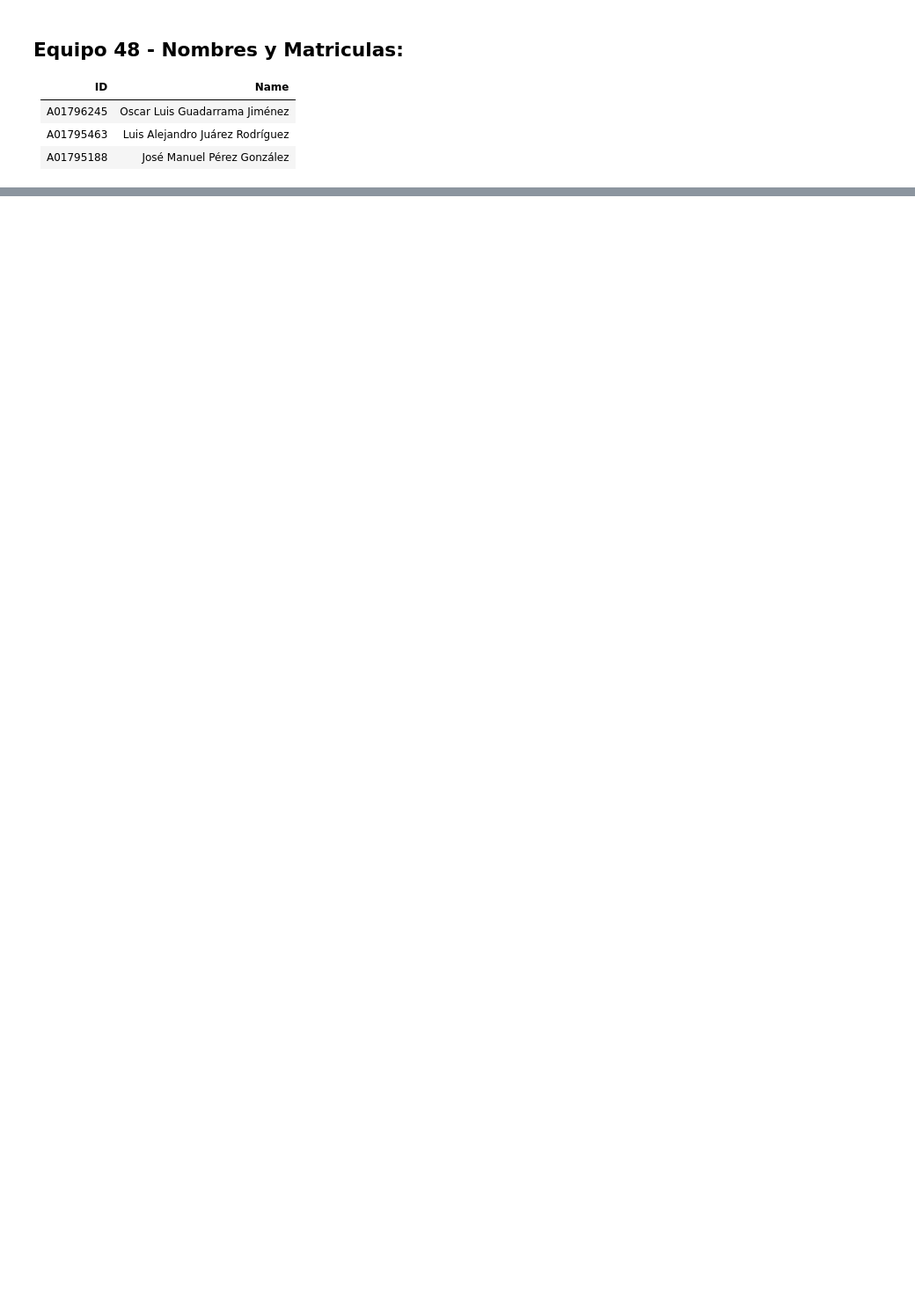
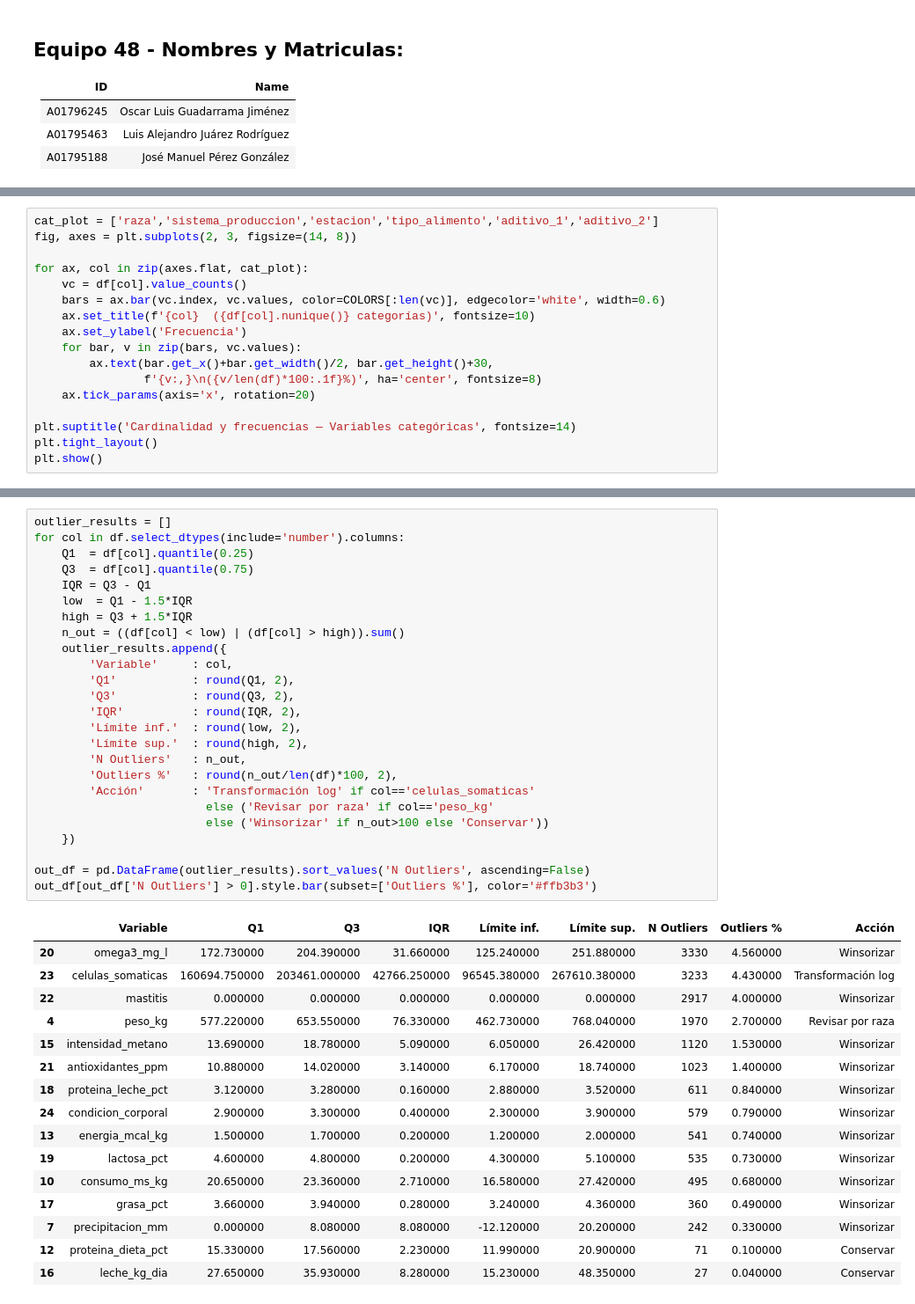
Before and after one commit to jperezg86/ml-nutraceuticos-ganado-lechero, a Jupyter notebook: notebooks/EDA_Metales_Pesados_Bovinos.ipynb, the cells around one changed output, grey strips where cells are left out. Shown at 88% size. Cells and saved outputs as stored; diff of their text form; blank space fills up the shorter version.

```diff
--- a/notebooks/EDA_Metales_Pesados_Bovinos.ipynb
+++ b/notebooks/EDA_Metales_Pesados_Bovinos.ipynb
@@ -668,0 +258,17 @@ for f in sorted(OUT_PATH.iterdir()):
+# %%
+cat_plot = ['raza','sistema_produccion','estacion','tipo_alimento','aditivo_1','aditivo_2']
+fig, axes = plt.subplots(2, 3, figsize=(14, 8))
+
+for ax, col in zip(axes.flat, cat_plot):
+    vc = df[col].value_counts()
+    bars = ax.bar(vc.index, vc.values, color=COLORS[:len(vc)], edgecolor='white', width=0.6)
+    ax.set_title(f'{col}  ({df[col].nunique()} categorías)', fontsize=10)
+    ax.set_ylabel('Frecuencia')
+    for bar, v in zip(bars, vc.values):
+        ax.text(bar.get_x()+bar.get_width()/2, bar.get_height()+30,
+                f'{v:,}\n({v/len(df)*100:.1f}%)', ha='center', fontsize=8)
+    ax.tick_params(axis='x', rotation=20)
+
+plt.suptitle('Cardinalidad y frecuencias — Variables categóricas', fontsize=14)
+plt.tight_layout()
+plt.show()
@@ -668,0 +303,42 @@ for f in sorted(OUT_PATH.iterdir()):
+# %%
+outlier_results = []
+for col in df.select_dtypes(include='number').columns:
+    Q1  = df[col].quantile(0.25)
+    Q3  = df[col].quantile(0.75)
+    IQR = Q3 - Q1
+    low  = Q1 - 1.5*IQR
+    high = Q3 + 1.5*IQR
+    n_out = ((df[col] < low) | (df[col] > high)).sum()
+    outlier_results.append({
+        'Variable'     : col,
+        'Q1'           : round(Q1, 2),
+        'Q3'           : round(Q3, 2),
+        'IQR'          : round(IQR, 2),
+        'Límite inf.'  : round(low, 2),
+        'Límite sup.'  : round(high, 2),
+        'N Outliers'   : n_out,
+        'Outliers %'   : round(n_out/len(df)*100, 2),
+        'Acción'       : 'Transformación log' if col=='celulas_somaticas'
+                         else ('Revisar por raza' if col=='peso_kg'
+                         else ('Winsorizar' if n_out>100 else 'Conservar'))
+    })
+
+out_df = pd.DataFrame(outlier_results).sort_values('N Outliers', ascending=False)
+out_df[out_df['N Outliers'] > 0].style.bar(subset=['Outliers %'], color='#ffb3b3')
+# %% [output]
+|  | Variable | Q1 | Q3 | IQR | Límite inf. | Límite sup. | N Outliers | Outliers % | Acción |
+| 20 | omega3_mg_l | 172.730000 | 204.390000 | 31.660000 | 125.240000 | 251.880000 | 3330 | 4.560000 | Winsorizar |
+| 23 | celulas_somaticas | 160694.750000 | 203461.000000 | 42766.250000 | 96545.380000 | 267610.380000 | 3233 | 4.430000 | Transformación log |
+| 22 | mastitis | 0.000000 | 0.000000 | 0.000000 | 0.000000 | 0.000000 | 2917 | 4.000000 | Winsorizar |
+| 4 | peso_kg | 577.220000 | 653.550000 | 76.330000 | 462.730000 | 768.040000 | 1970 | 2.700000 | Revisar por raza |
+| 15 | intensidad_metano | 13.690000 | 18.780000 | 5.090000 | 6.050000 | 26.420000 | 1120 | 1.530000 | Winsorizar |
+| 21 | antioxidantes_ppm | 10.880000 | 14.020000 | 3.140000 | 6.170000 | 18.740000 | 1023 | 1.400000 | Winsorizar |
+| 18 | proteina_leche_pct | 3.120000 | 3.280000 | 0.160000 | 2.880000 | 3.520000 | 611 | 0.840000 | Winsorizar |
+| 24 | condicion_corporal | 2.900000 | 3.300000 | 0.400000 | 2.300000 | 3.900000 | 579 | 0.790000 | Winsorizar |
+| 13 | energia_mcal_kg | 1.500000 | 1.700000 | 0.200000 | 1.200000 | 2.000000 | 541 | 0.740000 | Winsorizar |
+| 19 | lactosa_pct | 4.600000 | 4.800000 | 0.200000 | 4.300000 | 5.100000 | 535 | 0.730000 | Winsorizar |
+| 10 | consumo_ms_kg | 20.650000 | 23.360000 | 2.710000 | 16.580000 | 27.420000 | 495 | 0.680000 | Winsorizar |
+| 17 | grasa_pct | 3.660000 | 3.940000 | 0.280000 | 3.240000 | 4.360000 | 360 | 0.490000 | Winsorizar |
+| 7 | precipitacion_mm | 0.000000 | 8.080000 | 8.080000 | -12.120000 | 20.200000 | 242 | 0.330000 | Winsorizar |
+| 12 | proteina_dieta_pct | 15.330000 | 17.560000 | 2.230000 | 11.990000 | 20.900000 | 71 | 0.100000 | Conservar |
+| 16 | leche_kg_dia | 27.650000 | 35.930000 | 8.280000 | 15.230000 | 48.350000 | 27 | 0.040000 | Conservar |
```
Also changed, not shown: parts of 70 cells of this notebook, 5 other files.
